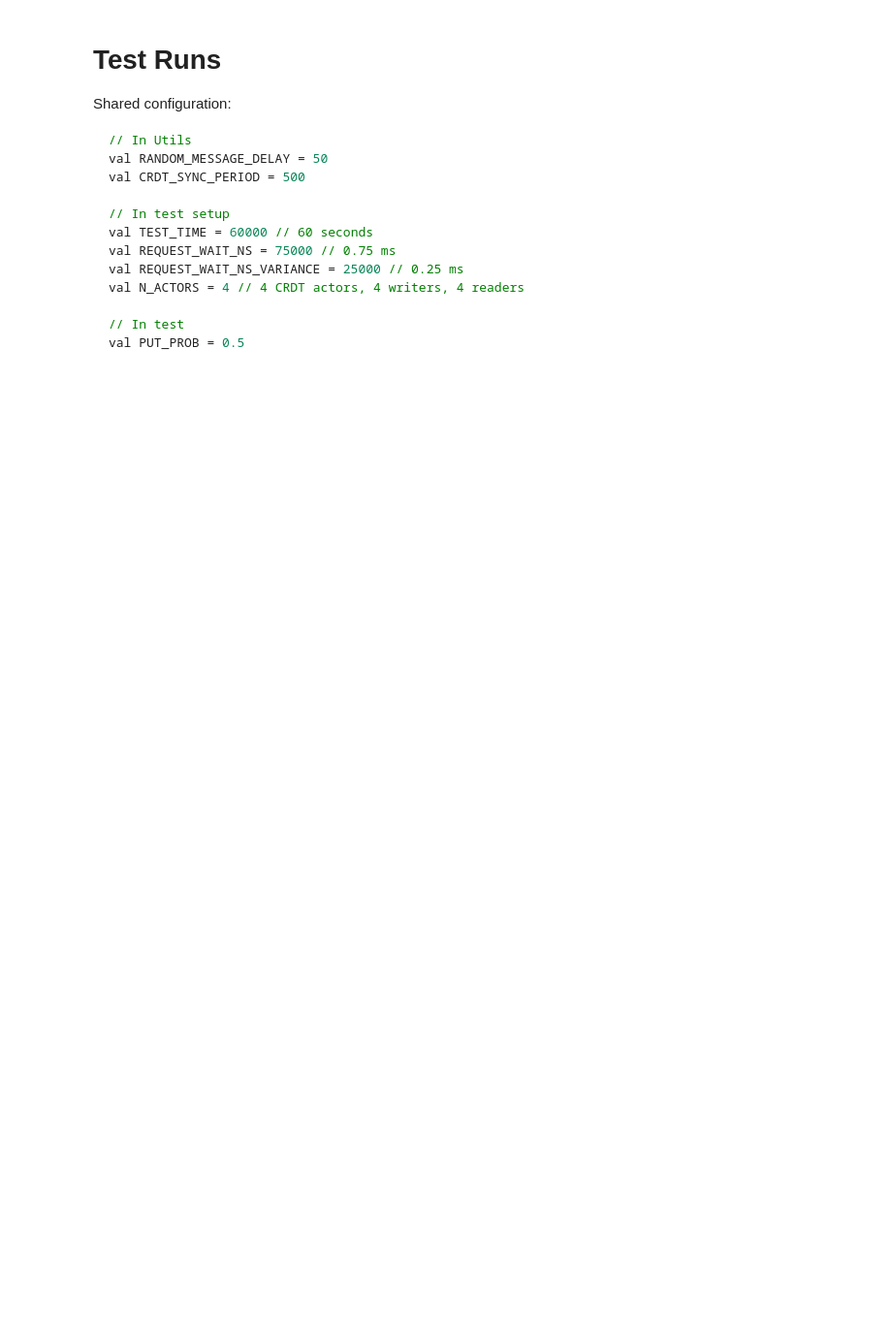
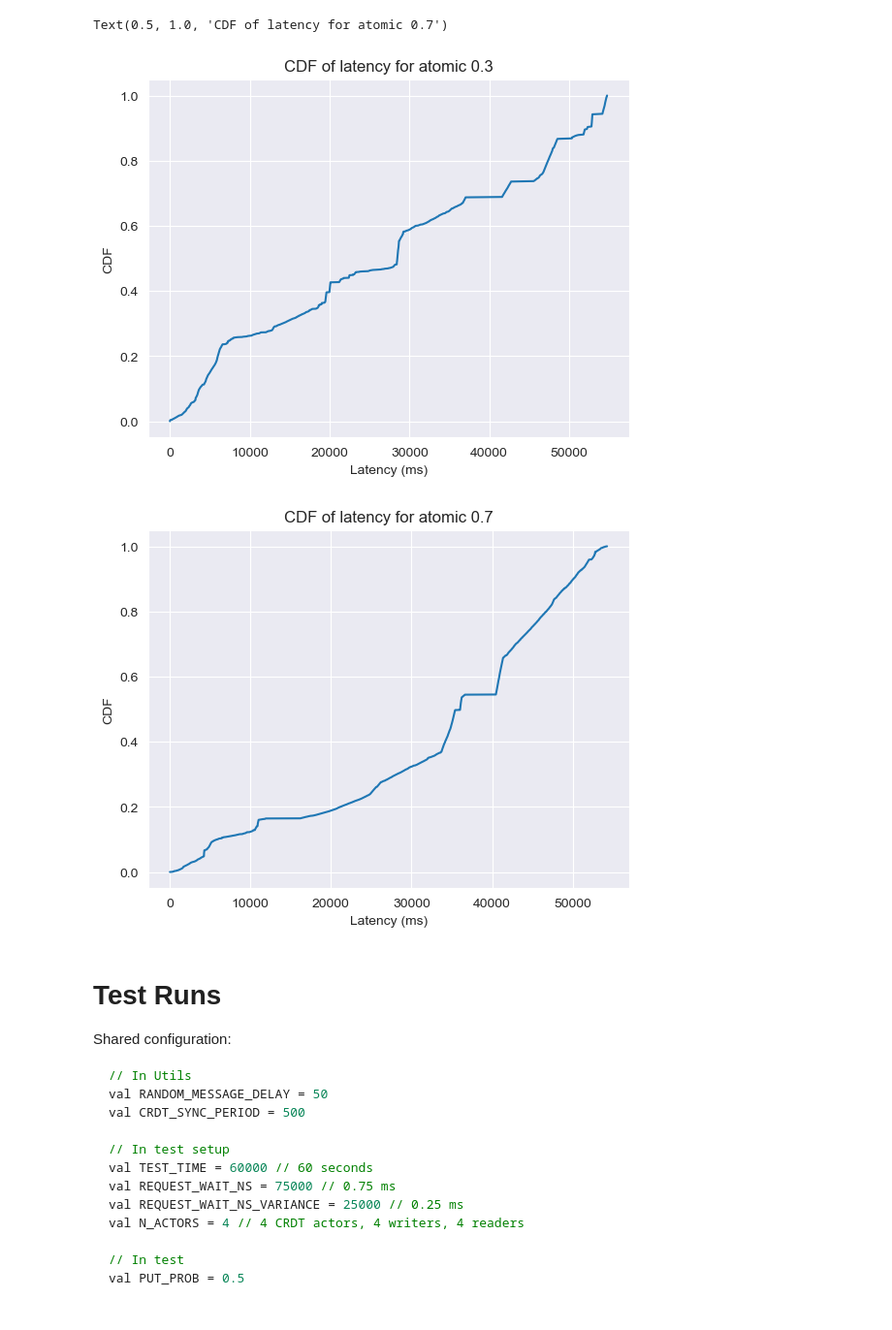
Before and after one commit to Taiwar/ID2203-Project-4-CvRDT, a Jupyter notebook: evaluation/report.ipynb, the cells around one changed output. Shown at 97% size. Saved outputs shown, nothing was run; the diff lists cells and outputs as text; code cells hidden in the pictures; blank space fills up the shorter version.

```diff
--- a/evaluation/report.ipynb
+++ b/evaluation/report.ipynb
@@ -1,3 +94,27 @@
+# %%
+# Compare with CDF of latency for atomic 0.3
+atomic03 = atomic03.sort_values('latency')
+atomic03['cdf'] = atomic03['latency'].cumsum() / atomic03['latency'].sum()
+
+fig, ax = plt.subplots()
+ax.plot(atomic03['latency'], atomic03['cdf'])
+ax.set_xlabel('Latency (ms)')
+ax.set_ylabel('CDF')
+ax.set_title('CDF of latency for atomic 0.3')
+
+# Compare with CDF of latency for atomic 0.7
+atomic07 = atomic07.sort_values('latency')
+atomic07['cdf'] = atomic07['latency'].cumsum() / atomic07['latency'].sum()
+
+fig, ax = plt.subplots()
+ax.plot(atomic07['latency'], atomic07['cdf'])
+ax.set_xlabel('Latency (ms)')
+ax.set_ylabel('CDF')
+ax.set_title('CDF of latency for atomic 0.7')
+# %% [output]
+Text(0.5, 1.0, 'CDF of latency for atomic 0.7')
+[figure, added]
+[figure, added]
 # %% [markdown]
 # Test Runs
 
```
Also changed, not shown: parts of 3 cells of this notebook.
